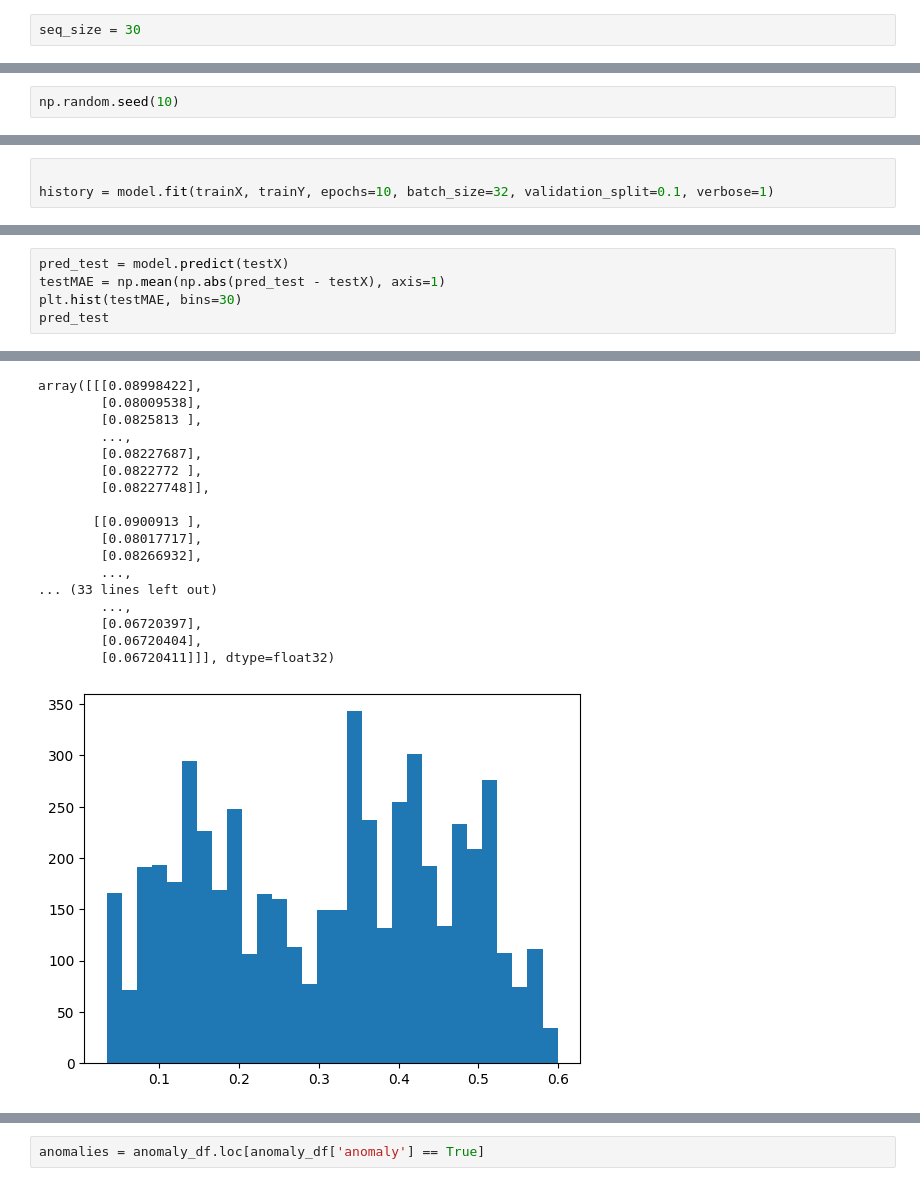
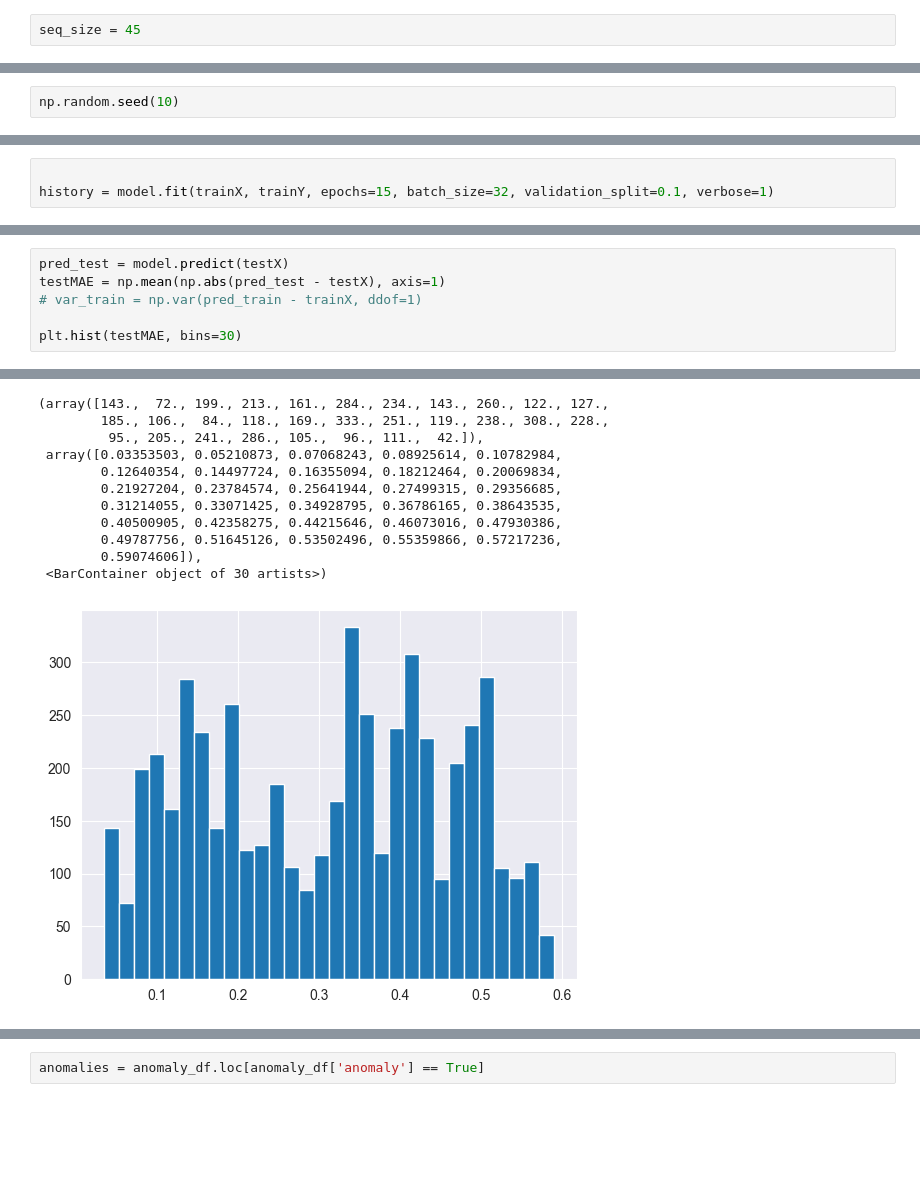
Before and after one commit to REDISKA3000/course_prj, a Jupyter notebook: 1st_detection_model.ipynb, the cells around one changed output, grey strips where cells are left out. Saved outputs shown, nothing was run; the diff lists cells and outputs as text; blank space fills up the shorter version.

```diff
--- a/1st_detection_model.ipynb
+++ b/1st_detection_model.ipynb
@@ -70,7 +70,7 @@ Try using .loc[row_indexer,col_indexer] = value instead
 See the caveats in the documentation: https://pandas.pydata.org/pandas-docs/stable/user_guide/indexing.html#returning-a-view-versus-a-copy
   test['Close'] = scaler.transform(test[['Close']])
 # %%
-seq_size = 30
+seq_size = 45
 # %%
 def to_sequences(x, y, seq_size=1):
     x_values = []
@@ -120,5 +120,5 @@ Non-trainable params: 0
 _________________________________________________________________
 # %%
 
-history = model.fit(trainX, trainY, epochs=10, batch_size=32, validation_split=0.1, verbose=1)
+history = model.fit(trainX, trainY, epochs=15, batch_size=32, validation_split=0.1, verbose=1)
 # %% [output]
@@ -189,6 +165,7 @@ plt.hist(np.log(trainMAE), bins=30)
 # %%
 pred_test = model.predict(testX)
 testMAE = np.mean(np.abs(pred_test - testX), axis=1)
+# var_train = np.var(pred_train - trainX, ddof=1)
+
 plt.hist(testMAE, bins=30)
-pred_test
 # %% [output]
@@ -196,18 +173,12 @@ pred_test
-array([[[0.08998422],
-        [0.08009538],
-        [0.0825813 ],
-        ...,
-        [0.08227687],
-        [0.0822772 ],
-        [0.08227748]],
-
-       [[0.0900913 ],
-        [0.08017717],
-        [0.08266932],
-        ...,
-... (33 lines left out)
-        ...,
-        [0.06720397],
-        [0.06720404],
-        [0.06720411]]], dtype=float32)
+(array([143.,  72., 199., 213., 161., 284., 234., 143., 260., 122., 127.,
+        185., 106.,  84., 118., 169., 333., 251., 119., 238., 308., 228.,
+         95., 205., 241., 286., 105.,  96., 111.,  42.]),
+ array([0.03353503, 0.05210873, 0.07068243, 0.08925614, 0.10782984,
+        0.12640354, 0.14497724, 0.16355094, 0.18212464, 0.20069834,
+        0.21927204, 0.23784574, 0.25641944, 0.27499315, 0.29356685,
+        0.31214055, 0.33071425, 0.34928795, 0.36786165, 0.38643535,
+        0.40500905, 0.42358275, 0.44215646, 0.46073016, 0.47930386,
+        0.49787756, 0.51645126, 0.53502496, 0.55359866, 0.57217236,
+        0.59074606]),
+ <BarContainer object of 30 artists>)
-[figure, old version]
+[figure, new version]
```
Also changed, not shown: parts of 18 cells of this notebook, 2 other files.
